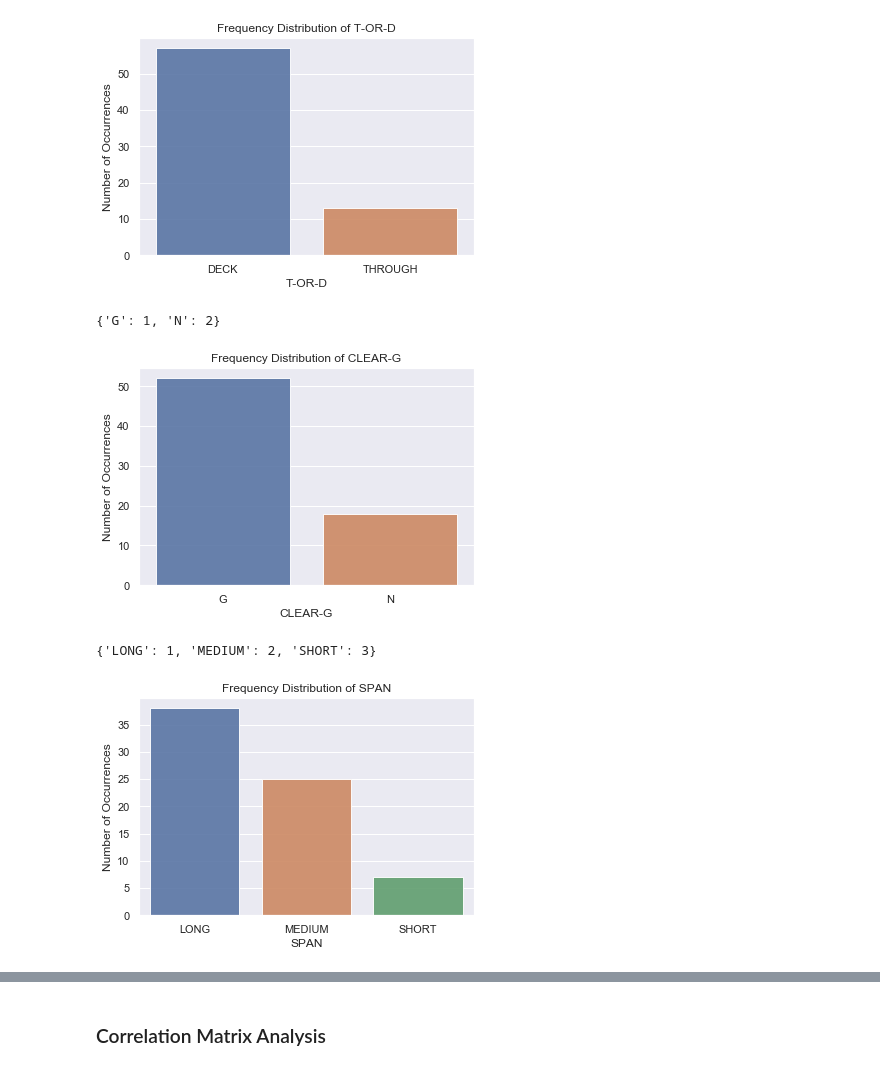
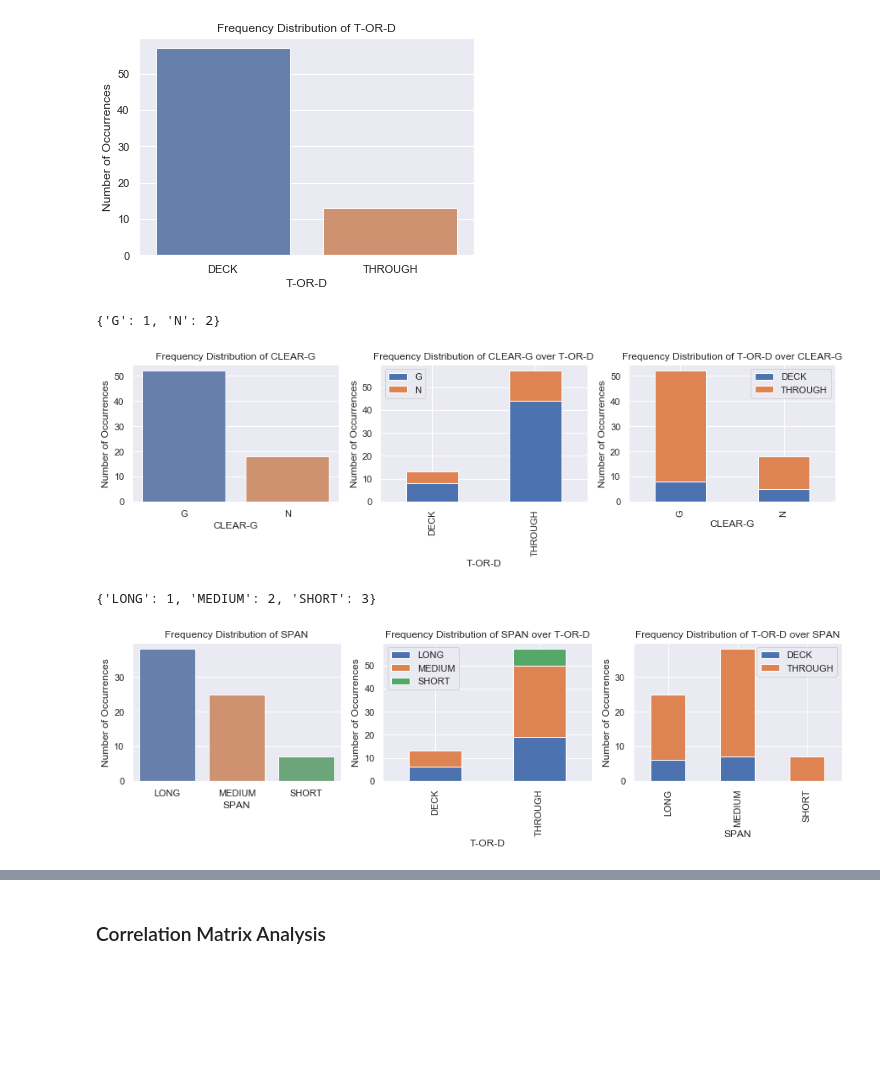
Before and after one commit to franec94/Pittsburgh-Bridge-Dataset, a Jupyter notebook: pittsburgh-bridges-data-set-analysis/Data Space Report -Testing - Pie Charts-compact.ipynb, the cells around one changed output, grey strips where cells are left out. Drawn from its saved outputs; the diff is of its cells as text; code cells hidden in the pictures; blank space fills up the shorter version.

```diff
--- a/pittsburgh-bridges-data-set-analysis/Data Space Report -Testing - Pie Charts-compact.ipynb
+++ b/pittsburgh-bridges-data-set-analysis/Data Space Report -Testing - Pie Charts-compact.ipynb
@@ -132,15 +236,17 @@ show_frequency_distribution_predictor(dataset, predictor_name='T-OR-D', columns_
 [figure]
 # %%
 # show_frequency_distribution_predictors(dataset, columns_2_avoid)
-show_frequency_distribution_predictor(dataset, predictor_name='CLEAR-G', columns_2_avoid=columns_2_avoid, features_vs_values=feature_vs_values)
+show_frequency_distribution_predictor(dataset, predictor_name='CLEAR-G', columns_2_avoid=columns_2_avoid,
+                                      features_vs_values=feature_vs_values, hue=TARGET_COL)
 # %% [output]
 {'G': 1, 'N': 2}
-[figure, old version]
+[figure, new version]
 # %%
 # show_frequency_distribution_predictors(dataset, columns_2_avoid)
-show_frequency_distribution_predictor(dataset, predictor_name='SPAN', columns_2_avoid=columns_2_avoid, features_vs_values=feature_vs_values)
+show_frequency_distribution_predictor(dataset, predictor_name='SPAN', columns_2_avoid=columns_2_avoid,
+                                      features_vs_values=feature_vs_values, hue=TARGET_COL)
 # %% [output]
 {'LONG': 1, 'MEDIUM': 2, 'SHORT': 3}
-[figure, old version]
+[figure, new version]
 # %%
 # show_frequency_distribution_predictors(dataset, columns_2_avoid)
```
Also changed, not shown: parts of 16 cells of this notebook, 3 other files.
